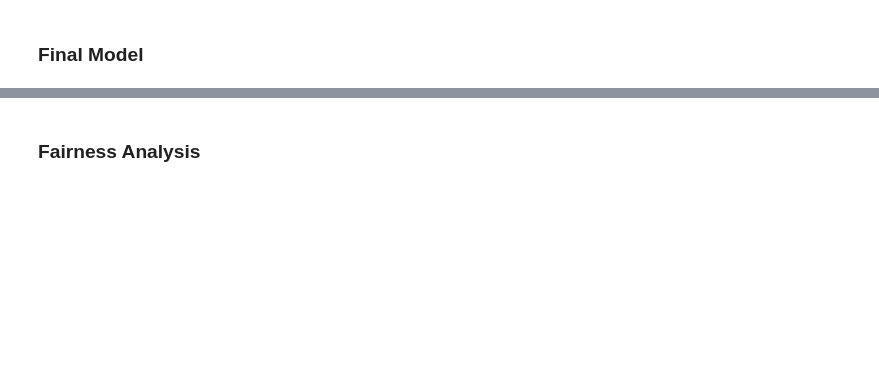
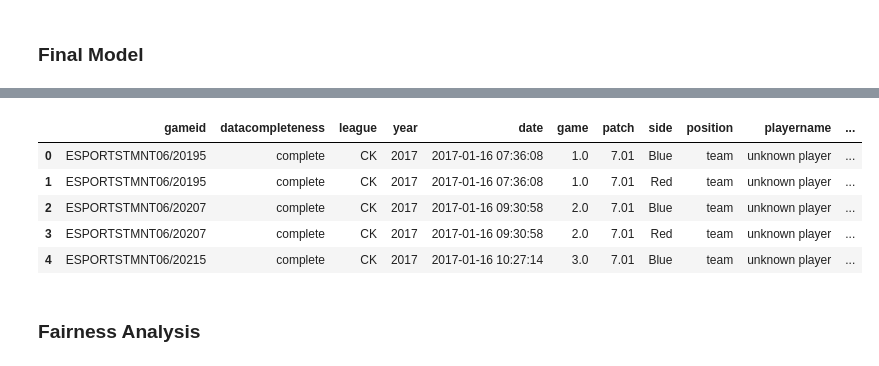
Before and after one commit to kingof2s/League-pro-predictions-, a Jupyter notebook: p5.ipynb, the cells around one changed output, grey strips where cells are left out. Saved outputs shown, nothing was run; the diff lists cells and outputs as text; code cells hidden in the pictures; blank space fills up the shorter version.

```diff
--- a/p5.ipynb
+++ b/p5.ipynb
@@ -304,0 +511,17 @@ df_teams2[diff_cols]
+# %%
+# Another feature we decided to add was the difference in gold, xp, and cs at 15 minutes for each role in the team.
+
+# Calculate the difference in gold, xp, and cs at 15 minutes for each role in the team
+diff_cols = ['golddiffat15', 'xpdiffat15']
+
+# Groupby gameid, then find the difference in each role
+grouped = df_players.groupby(['gameid','position', 'side'], as_index=False)[diff_cols].first()
+grouped
+
+# Pivot the table so that each role is a column
+grouped = grouped.pivot(index=['gameid', 'side'], columns='position', values=diff_cols)
+
+# Remove the multi-index such that the columns are ['bot_golddiffat15', 'bot_xpdiffat15', 'bot_csdiffat15'] etc
+grouped.columns = [f"{role}_{stat}" for stat, role in grouped.columns]
+grouped = grouped.reset_index()
+grouped.head()
@@ -305,3 +535,13 @@ df_teams2[diff_cols]
+# %%
+df_teams_merged = df_teams.merge(grouped, on=['gameid', 'side'])
+df_teams_merged.head()
+# %% [output]
+|  | gameid | datacompleteness | league | year | date | game | patch | side | position | playername | ... |
+| 0 | ESPORTSTMNT06/20195 | complete | CK | 2017 | 2017-01-16 07:36:08 | 1.0 | 7.01 | Blue | team | unknown player | ... |
+| 1 | ESPORTSTMNT06/20195 | complete | CK | 2017 | 2017-01-16 07:36:08 | 1.0 | 7.01 | Red | team | unknown player | ... |
+| 2 | ESPORTSTMNT06/20207 | complete | CK | 2017 | 2017-01-16 09:30:58 | 2.0 | 7.01 | Blue | team | unknown player | ... |
+| 3 | ESPORTSTMNT06/20207 | complete | CK | 2017 | 2017-01-16 09:30:58 | 2.0 | 7.01 | Red | team | unknown player | ... |
+| 4 | ESPORTSTMNT06/20215 | complete | CK | 2017 | 2017-01-16 10:27:14 | 3.0 | 7.01 | Blue | team | unknown player | ... |
 # %% [markdown]
 ### Fairness Analysis
 # %%
```
Also changed, not shown: parts of 27 cells of this notebook, 1 other file.
